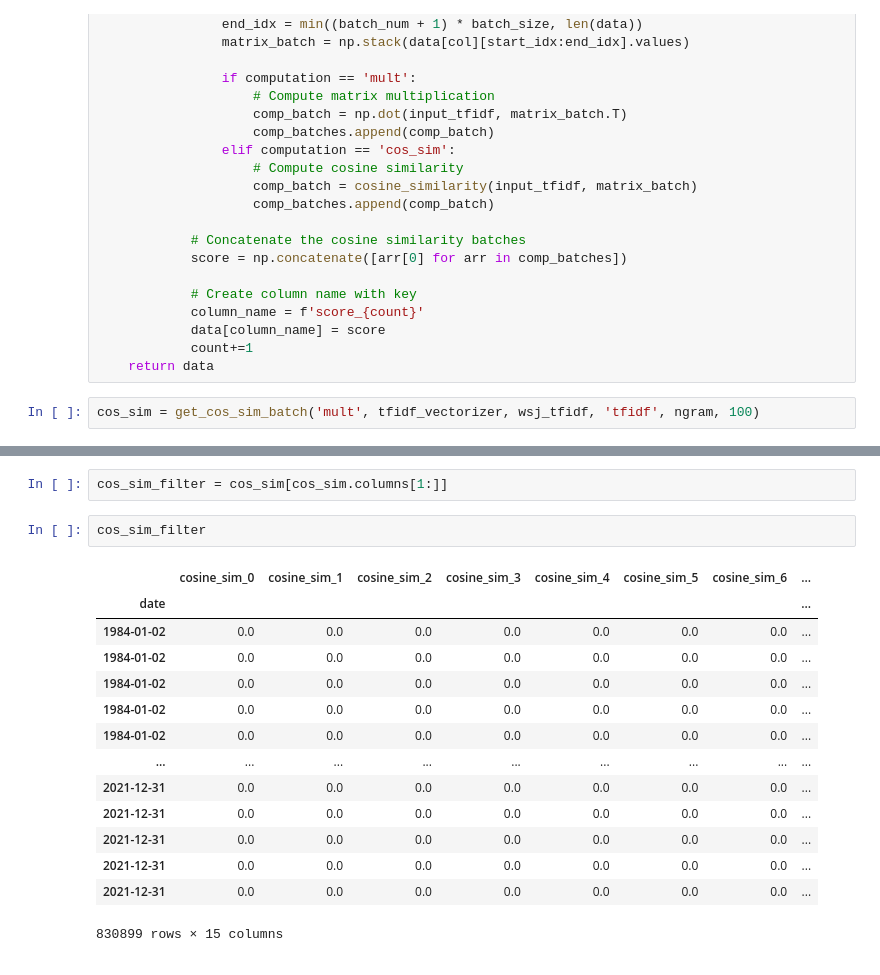
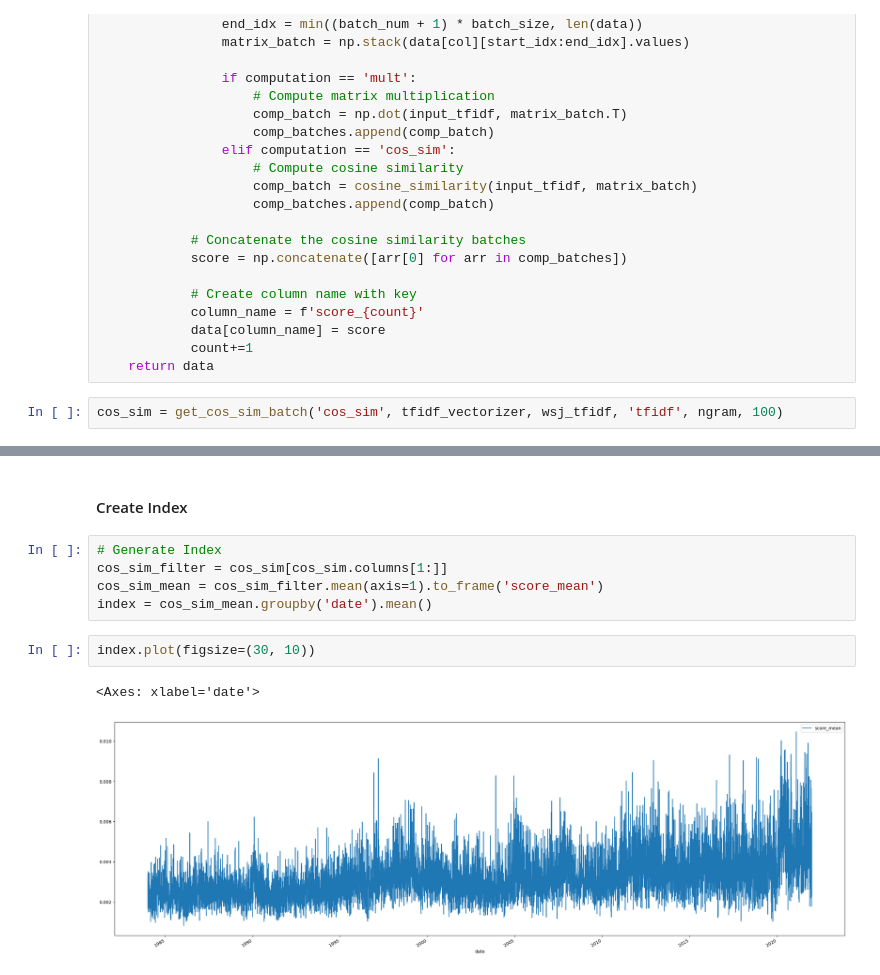
Before and after one commit to jfan1256/fenui, a Jupyter notebook: exec_research/exec_bow/bow.ipynb, the cells around one changed output, grey strips where cells are left out. Drawn from its saved outputs; the diff is of its cells as text.

```diff
--- a/exec_research/exec_bow/bow.ipynb
+++ b/exec_research/exec_bow/bow.ipynb
@@ -274,5 +275,5 @@ def get_cos_sim_batch(computation, tfidf_vectorizer, tfidf_data, col, ngram, bat
             count+=1
     return data
 # %%
-cos_sim = get_cos_sim_batch('mult', tfidf_vectorizer, wsj_tfidf, 'tfidf', ngram, 100)
+cos_sim = get_cos_sim_batch('cos_sim', tfidf_vectorizer, wsj_tfidf, 'tfidf', ngram, 100)
 # %% [output]
@@ -281,19 +293,12 @@ KeyboardInterrupt:
+# %% [markdown]
+#### Create Index
 # %%
+# Generate Index
 cos_sim_filter = cos_sim[cos_sim.columns[1:]]
+cos_sim_mean = cos_sim_filter.mean(axis=1).to_frame('score_mean')
+index = cos_sim_mean.groupby('date').mean()
-# %%
-cos_sim_filter
-# %% [output]
-|  | cosine_sim_0 | cosine_sim_1 | cosine_sim_2 | cosine_sim_3 | cosine_sim_4 | cosine_sim_5 | cosine_sim_6 | ... |
-| date |  |  |  |  |  |  |  | ... |
-| 1984-01-02 | 0.0 | 0.0 | 0.0 | 0.0 | 0.0 | 0.0 | 0.0 | ... |
-| 1984-01-02 | 0.0 | 0.0 | 0.0 | 0.0 | 0.0 | 0.0 | 0.0 | ... |
-| 1984-01-02 | 0.0 | 0.0 | 0.0 | 0.0 | 0.0 | 0.0 | 0.0 | ... |
-| 1984-01-02 | 0.0 | 0.0 | 0.0 | 0.0 | 0.0 | 0.0 | 0.0 | ... |
-| 1984-01-02 | 0.0 | 0.0 | 0.0 | 0.0 | 0.0 | 0.0 | 0.0 | ... |
-| ... | ... | ... | ... | ... | ... | ... | ... | ... |
-| 2021-12-31 | 0.0 | 0.0 | 0.0 | 0.0 | 0.0 | 0.0 | 0.0 | ... |
-| 2021-12-31 | 0.0 | 0.0 | 0.0 | 0.0 | 0.0 | 0.0 | 0.0 | ... |
-| 2021-12-31 | 0.0 | 0.0 | 0.0 | 0.0 | 0.0 | 0.0 | 0.0 | ... |
-| 2021-12-31 | 0.0 | 0.0 | 0.0 | 0.0 | 0.0 | 0.0 | 0.0 | ... |
-| 2021-12-31 | 0.0 | 0.0 | 0.0 | 0.0 | 0.0 | 0.0 | 0.0 | ... |
-830899 rows × 15 columns
+# %%
+index.plot(figsize=(30, 10))
+# %% [output]
+<Axes: xlabel='date'>
+[figure, added]
```
Also changed, not shown: parts of 2 cells of this notebook, 1 other file.
